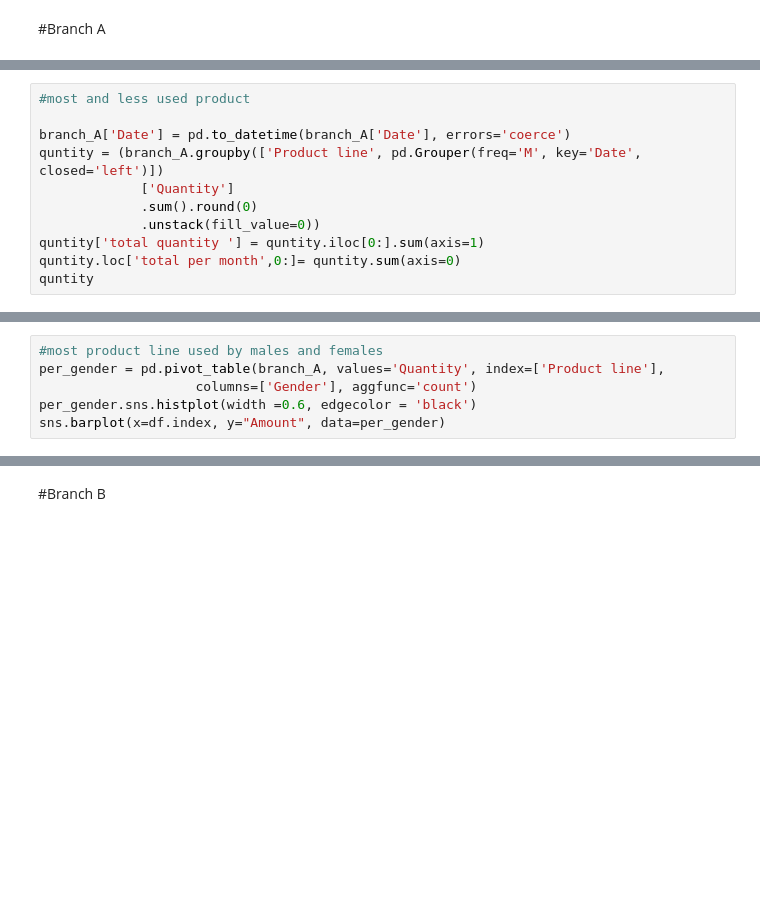
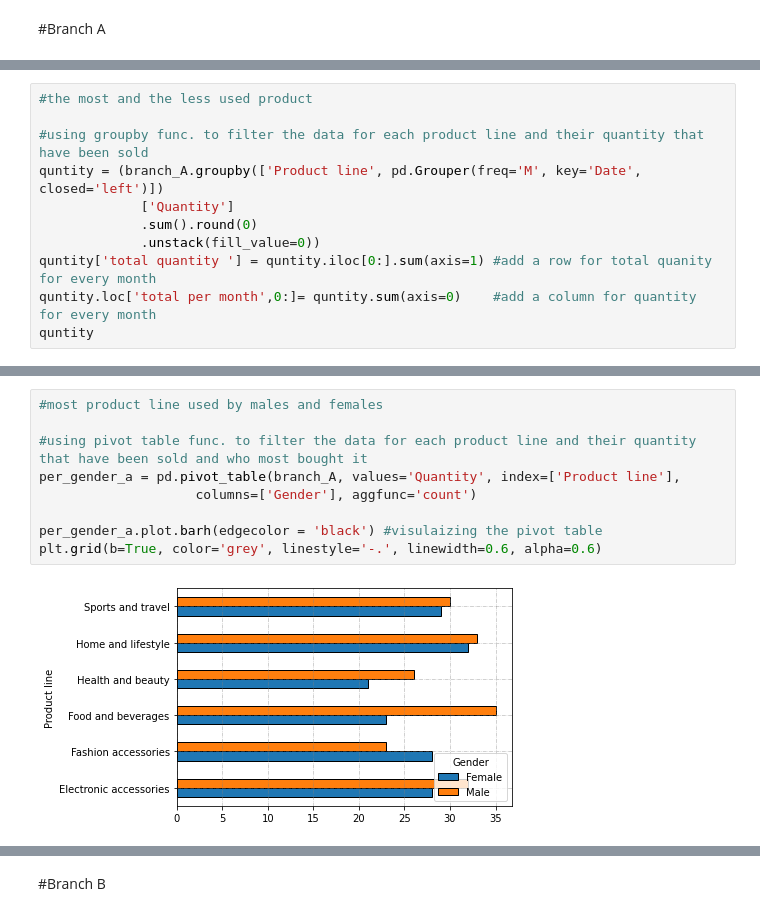
Before and after one commit to HebaAhmedDahab/Projects-, a Jupyter notebook: supermaket_sales.ipynb, the cells around one changed output, grey strips where cells are left out. Drawn from its saved outputs; the diff is of its cells as text; blank space fills up the shorter version.

```diff
--- a/supermaket_sales.ipynb
+++ b/supermaket_sales.ipynb
@@ -162,12 +157,12 @@ plt.show()
 # %%
-#most and less used product
+#the most and the less used product
 
-branch_A['Date'] = pd.to_datetime(branch_A['Date'], errors='coerce')
+#using groupby func. to filter the data for each product line and their quantity that have been sold
 quntity = (branch_A.groupby(['Product line', pd.Grouper(freq='M', key='Date', closed='left')])
              ['Quantity']
              .sum().round(0)
              .unstack(fill_value=0))
-quntity['total quantity '] = quntity.iloc[0:].sum(axis=1)
-quntity.loc['total per month',0:]= quntity.sum(axis=0)
+quntity['total quantity '] = quntity.iloc[0:].sum(axis=1) #add a row for total quanity for every month
+quntity.loc['total per month',0:]= quntity.sum(axis=0)    #add a column for quantity for every month
 quntity
 # %% [output]
@@ -194,7 +204,12 @@ plt.pie(slices, labels=labels, explode=explode,autopct='%1.1f%%')
-# %%
-#most product line used by males and females
-per_gender = pd.pivot_table(branch_A, values='Quantity', index=['Product line'],
-                    columns=['Gender'], aggfunc='count')
-per_gender.sns.histplot(width =0.6, edgecolor = 'black')
-sns.barplot(x=df.index, y="Amount", data=per_gender)
+# %%
+#most product line used by males and females
+
+#using pivot table func. to filter the data for each product line and their quantity that have been sold and who most bought it
+per_gender_a = pd.pivot_table(branch_A, values='Quantity', index=['Product line'],
+                    columns=['Gender'], aggfunc='count')
+
+per_gender_a.plot.barh(edgecolor = 'black') #visulaizing the pivot table
+plt.grid(b=True, color='grey', linestyle='-.', linewidth=0.6, alpha=0.6)
+# %% [output]
+[figure, added]
 # %%
```
Also changed, not shown: parts of 35 cells of this notebook.
